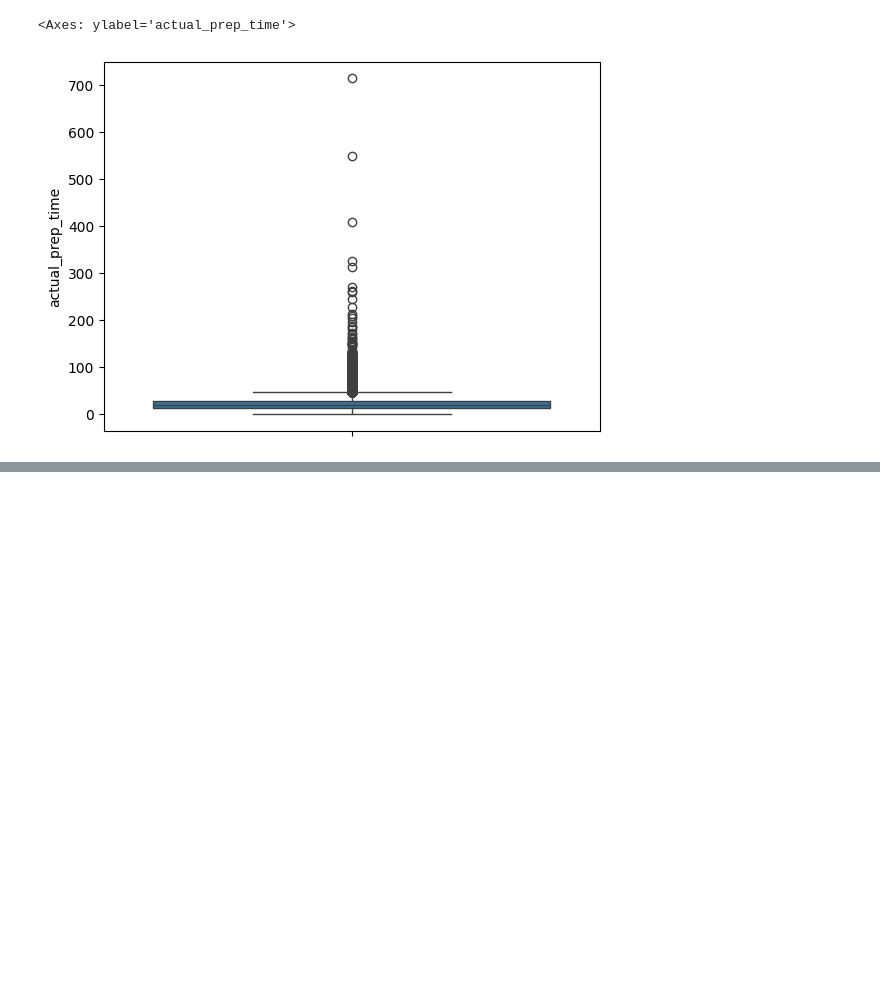
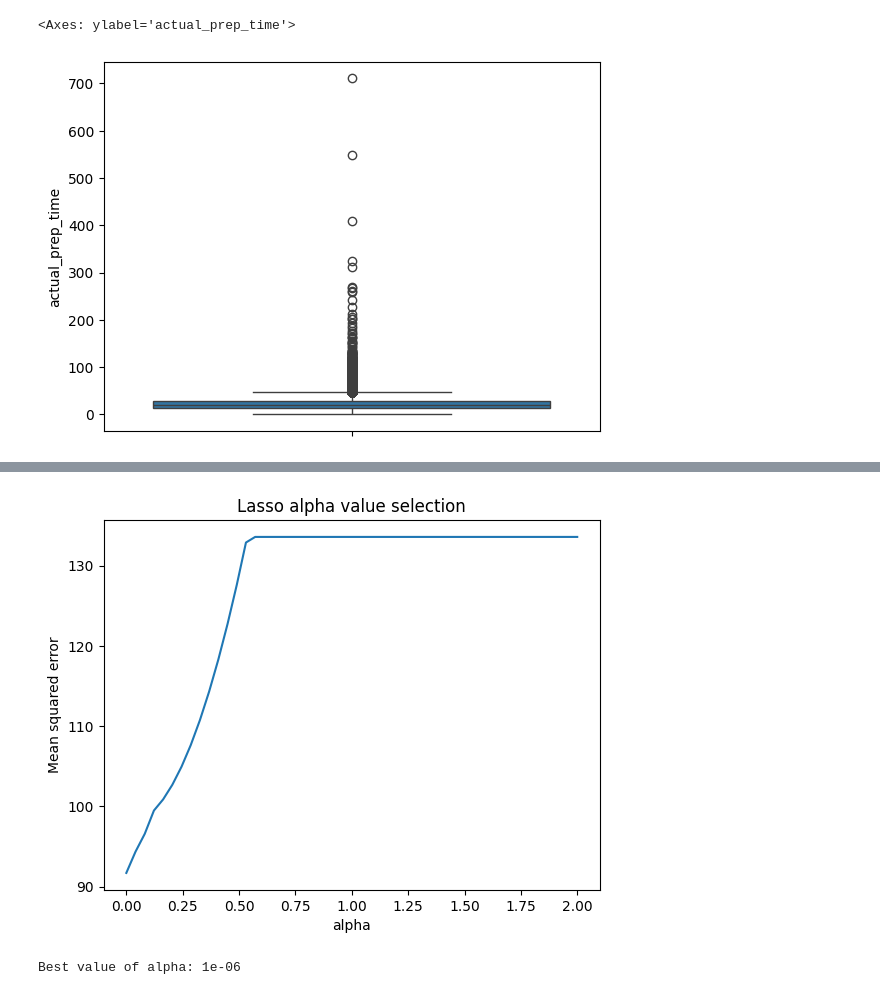
Before and after one commit to Luzinsan/ML_learn, a Jupyter notebook: ML/Innopolis/material/1 semester/Machine Learning/Project/notebooks/orders.ipynb, the cells around one changed output, grey strips where cells are left out. Saved outputs shown, nothing was run; the diff lists cells and outputs as text; code cells hidden in the pictures; blank space fills up the shorter version.

```diff
--- a/ML/Innopolis/material/1 semester/Machine Learning/Project/notebooks/orders.ipynb
+++ b/ML/Innopolis/material/1 semester/Machine Learning/Project/notebooks/orders.ipynb
@@ -184,0 +194,5 @@ memory usage: 42.5+ MB
+# %%
+target = 'actual_prep_time'
+cat_features = ['store_id','region_id']
+numeric_features = df.columns.difference(cat_features + [target])
+df[cat_features] = df[cat_features].astype('object')
@@ -184,0 +255,20 @@ memory usage: 42.5+ MB
+# %%
+from sklearn.linear_model import Lasso
+alphas = np.linspace(0.000001, 2, 50)
+losses = []
+for alpha in alphas:
+    lasso = Lasso(alpha, random_state=42)
+    lasso.fit(X_train, y_train)
+    losses.append(metrics.mean_squared_error(y_test, lasso.predict(X_test)))
+
+plt.plot(alphas, losses)
+plt.title("Lasso alpha value selection")
+plt.xlabel("alpha")
+plt.ylabel("Mean squared error")
+plt.show()
+
+best_alpha = alphas[np.argmin(losses)]
+print("Best value of alpha:", best_alpha)
+# %% [output]
+[figure, added]
+Best value of alpha: 1e-06
```
Also changed, not shown: parts of 54 cells of this notebook.
